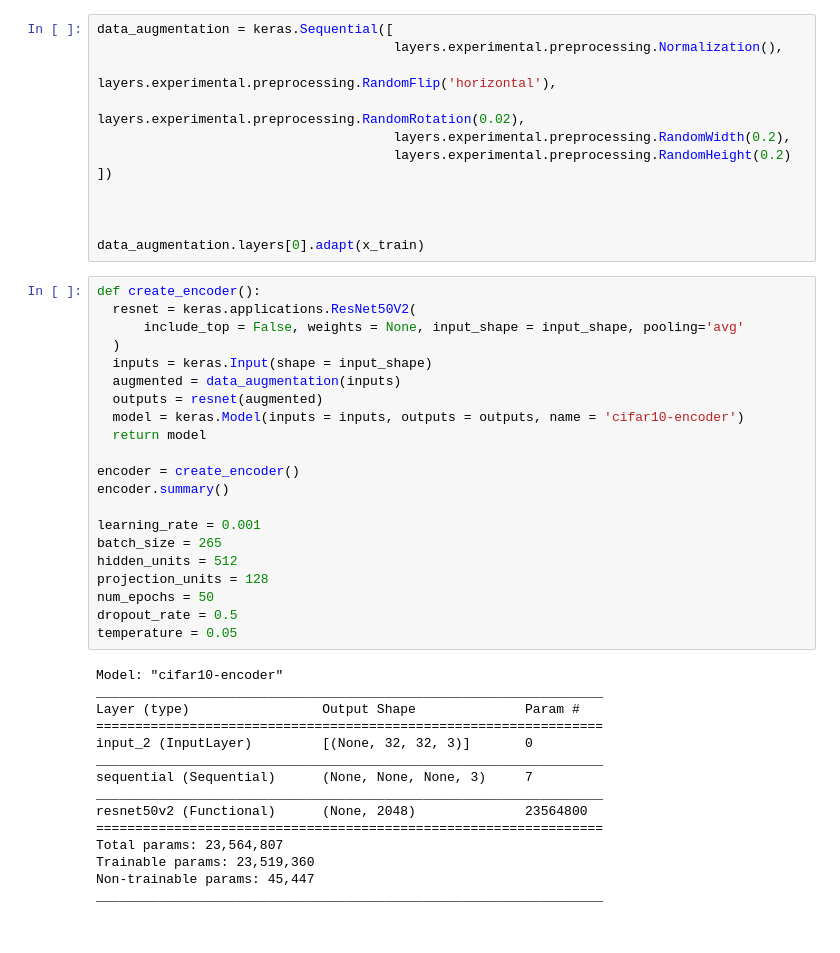
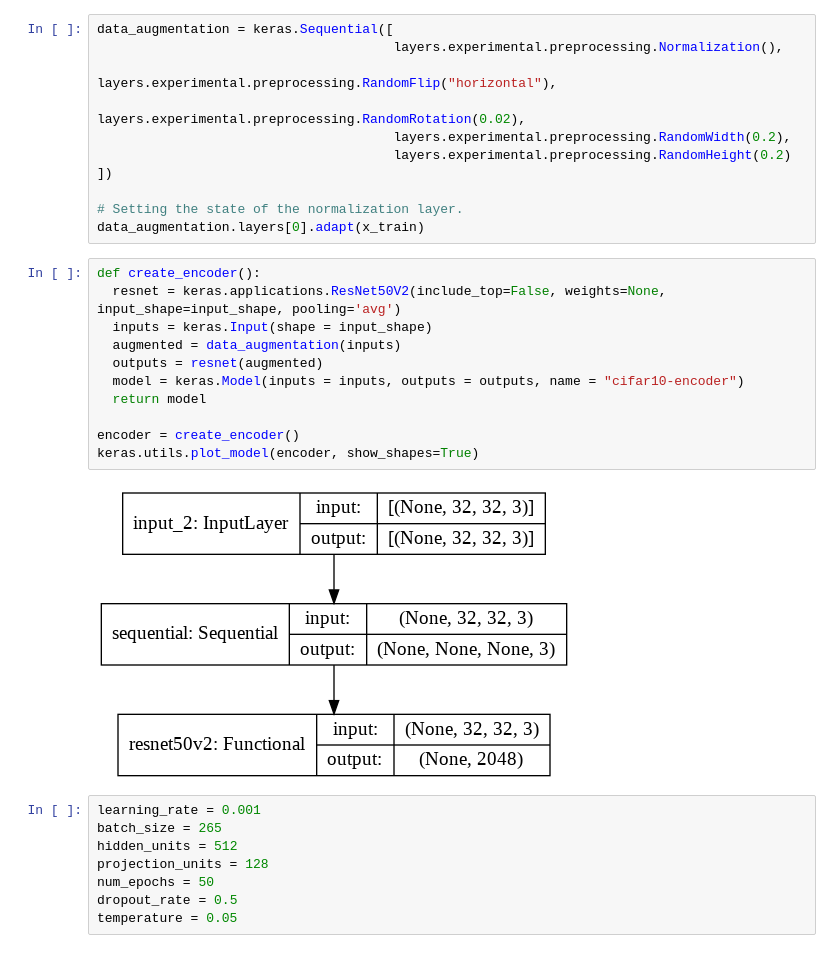
Before and after one commit to Lee-Gunju/AI-paper-code-review-for-personal-project, a Jupyter notebook: Supervised_Contrastive_Learning.ipynb, the cells around one changed output. Cells and saved outputs as stored; diff of their text form.

```diff
--- a/Supervised_Contrastive_Learning.ipynb
+++ b/Supervised_Contrastive_Learning.ipynb
@@ -32,49 +33,33 @@ x_test shape: (10000, 32, 32, 3) - y_test shape: (10000, 1)
 # %%
 data_augmentation = keras.Sequential([
                                       layers.experimental.preprocessing.Normalization(),
-                                      layers.experimental.preprocessing.RandomFlip('horizontal'),
+                                      layers.experimental.preprocessing.RandomFlip("horizontal"),
                                       layers.experimental.preprocessing.RandomRotation(0.02),
                                       layers.experimental.preprocessing.RandomWidth(0.2),
                                       layers.experimental.preprocessing.RandomHeight(0.2)
 ])
 
-
-
+# Setting the state of the normalization layer.
 data_augmentation.layers[0].adapt(x_train)
 # %%
 def create_encoder():
-  resnet = keras.applications.ResNet50V2(
-      include_top = False, weights = None, input_shape = input_shape, pooling='avg'
-  )
+  resnet = keras.applications.ResNet50V2(include_top=False, weights=None, input_shape=input_shape, pooling='avg')
   inputs = keras.Input(shape = input_shape)
   augmented = data_augmentation(inputs)
   outputs = resnet(augmented)
-  model = keras.Model(inputs = inputs, outputs = outputs, name = 'cifar10-encoder')
+  model = keras.Model(inputs = inputs, outputs = outputs, name = "cifar10-encoder")
   return model
 
 encoder = create_encoder()
-encoder.summary()
-
-learning_rate = 0.001
-batch_size = 265
-hidden_units = 512
-projection_units = 128
-num_epochs = 50
-dropout_rate = 0.5
-temperature = 0.05
+keras.utils.plot_model(encoder, show_shapes=True)
 # %% [output]
-Model: "cifar10-encoder"
-_________________________________________________________________
-Layer (type)                 Output Shape              Param #
-=================================================================
-input_2 (InputLayer)         [(None, 32, 32, 3)]       0
-_________________________________________________________________
-sequential (Sequential)      (None, None, None, 3)     7
-_________________________________________________________________
-resnet50v2 (Functional)      (None, 2048)              23564800
-=================================================================
-Total params: 23,564,807
-Trainable params: 23,519,360
-Non-trainable params: 45,447
-_________________________________________________________________
+[figure, added]
+# %%
+learning_rate = 0.001
+batch_size = 265
+hidden_units = 512
+projection_units = 128
+num_epochs = 50
+dropout_rate = 0.5
+temperature = 0.05
 # %%
```
Also changed, not shown: parts of 11 cells of this notebook.
